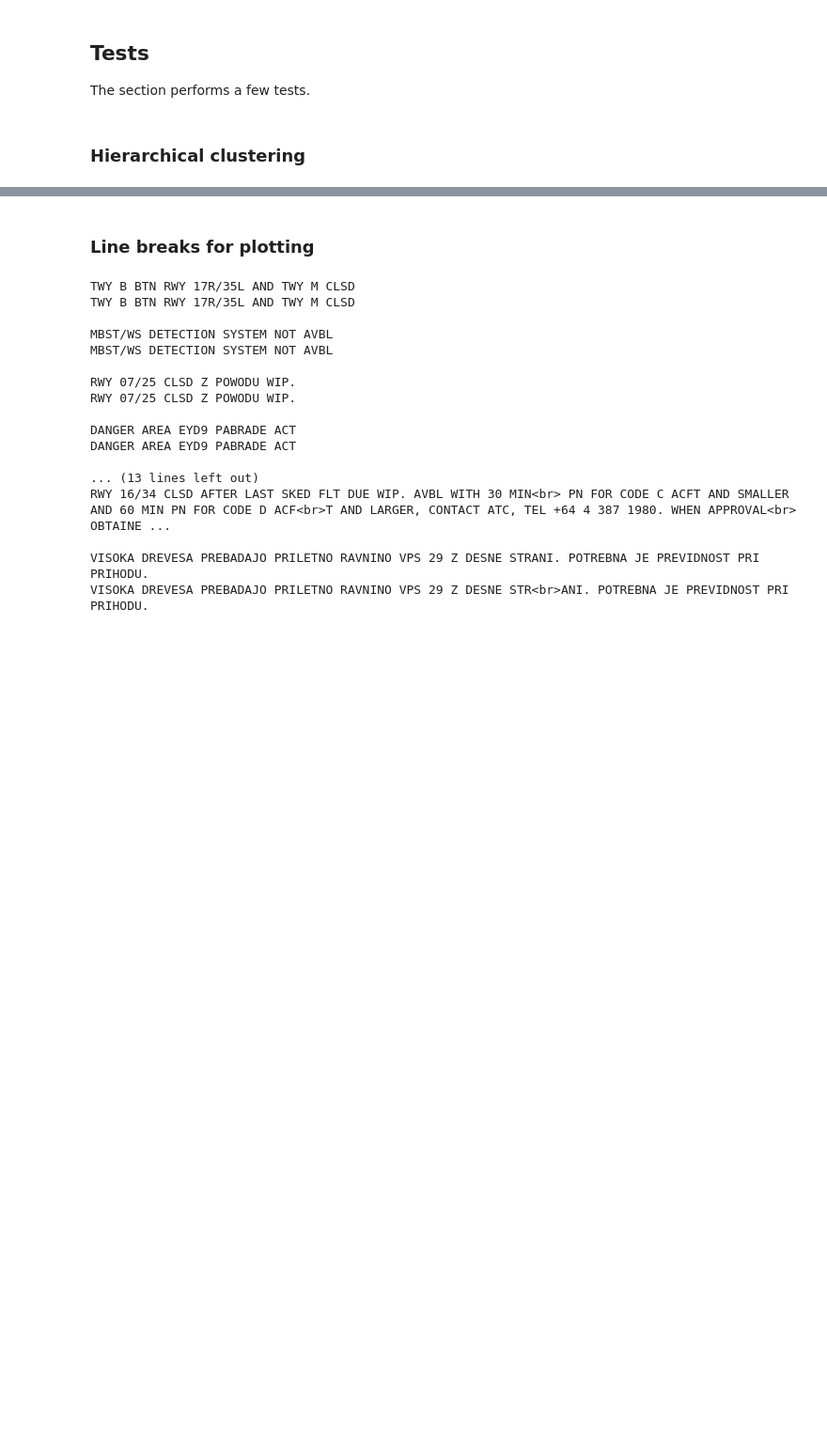
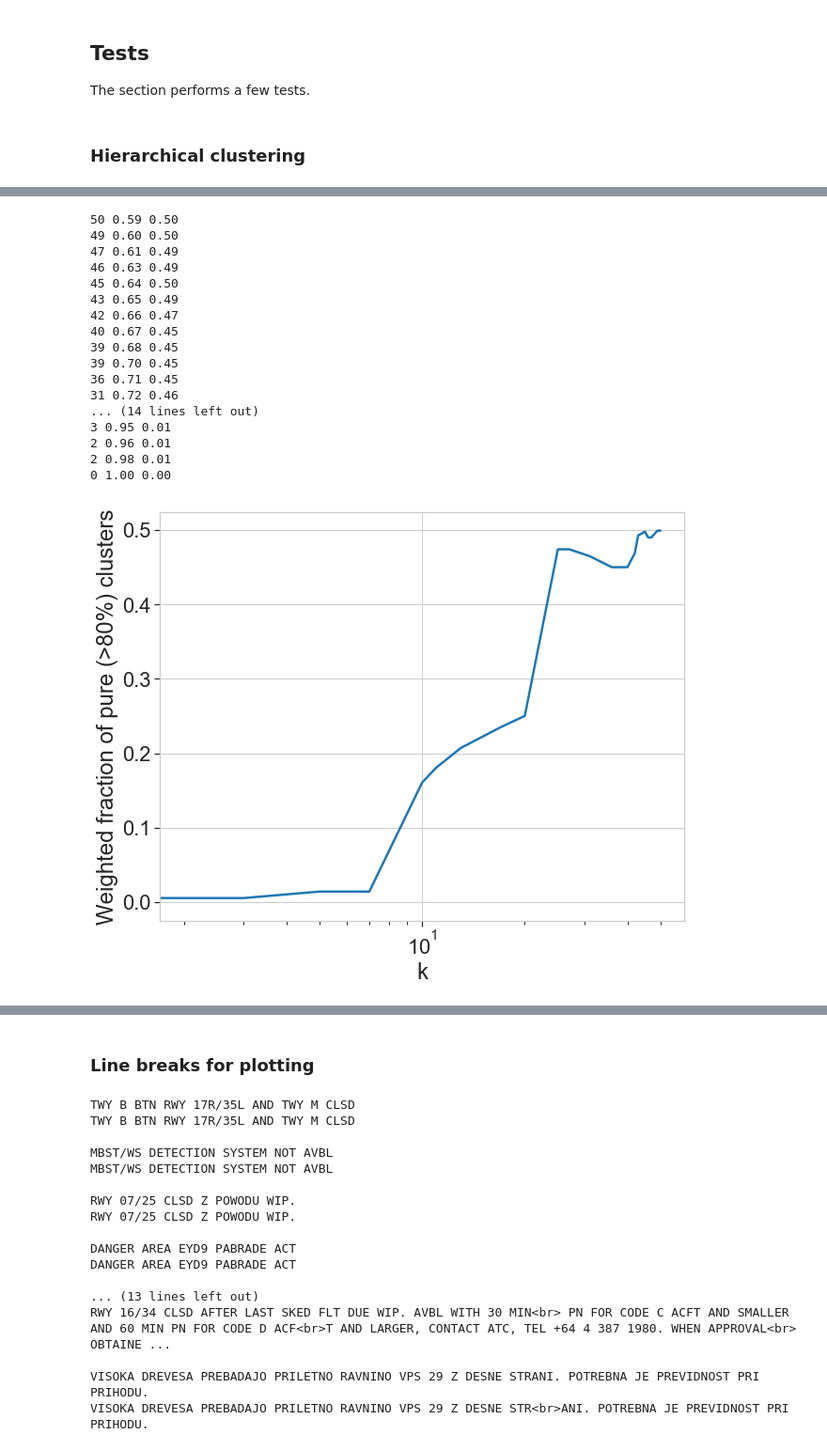
Before and after one commit to jcoupon/NOTAM-classifier, a Jupyter notebook: 3_Modelling/Modelling.ipynb, the cells around one changed output, grey strips where cells are left out. Shown at 94% size. Drawn from its saved outputs; the diff is of its cells as text; code cells hidden in the pictures; blank space fills up the shorter version.

Commit message:
update modelling

```diff
--- a/3_Modelling/Modelling.ipynb
+++ b/3_Modelling/Modelling.ipynb
@@ -236,6 +241,15 @@ train_labels = modelling.find_clusters_train(
+# %%
+choice = np.random.randint(vector_train.shape[0], size=10000)
 # %%
+reload(modelling)
+
+modelling.find_clusters_train(
+        vector_train[choice],
+        method='hierarchical', method_options_dict=None,
+        path_out=path_train_cluster_model, random_state=random_state)
+
 # read model
 with open(path_train_cluster_model.replace('.pickle', '_linkage.pickle'), 'rb') as file_in:
-    Z = pickle.load(file_in)
-Z
+    _, Z = pickle.load(file_in)
+Z.shape, target_train.shape
 # %% [output]
@@ -248,0 +286,45 @@ array([[2.41400000e+03, 5.39400000e+03, 0.00000000e+00, 2.00000000e+00],
+# %%
+reload(modelling)
+
+# then we compute number of clusters
+# at each stage, or:
+# how many clusters are there with
+# larger distance than d?
+n_clusters_list = []
+f_pure_list = []
+d_min = np.log10(np.quantile(Z[:,2], 0.995))
+d_max = np.log10(max(Z[:,2]))
+
+for d in np.logspace(d_min, d_max, 30):
+    n_clusters = sum(Z[:,2] > d)
+    n_clusters_list.append(n_clusters)
+    labels = fcluster(Z, d, criterion='distance')
+    N, purity, f_pure = modelling.get_cluster_purity(labels, target_train[choice])
+    f_pure_list.append(f_pure)
+    print(n_clusters, '{0:.2f} {1:.2f}'.format(d, f_pure))
+
+
+fig, ax = plt.subplots(figsize=(10, 8))
+ax.plot(n_clusters_list, f_pure_list)
+ax.set_xlabel('k')
+ax.set_ylabel('Weighted fraction of pure (>80%) clusters')
+ax.set_xscale('log')
+# %% [output]
+50 0.59 0.50
+49 0.60 0.50
+47 0.61 0.49
+46 0.63 0.49
+45 0.64 0.50
+43 0.65 0.49
+42 0.66 0.47
+40 0.67 0.45
+39 0.68 0.45
+39 0.70 0.45
+36 0.71 0.45
+31 0.72 0.46
+... (14 lines left out)
+3 0.95 0.01
+2 0.96 0.01
+2 0.98 0.01
+0 1.00 0.00
+[figure, added]
```
Also changed, not shown: parts of 17 cells of this notebook, 6 other files.
